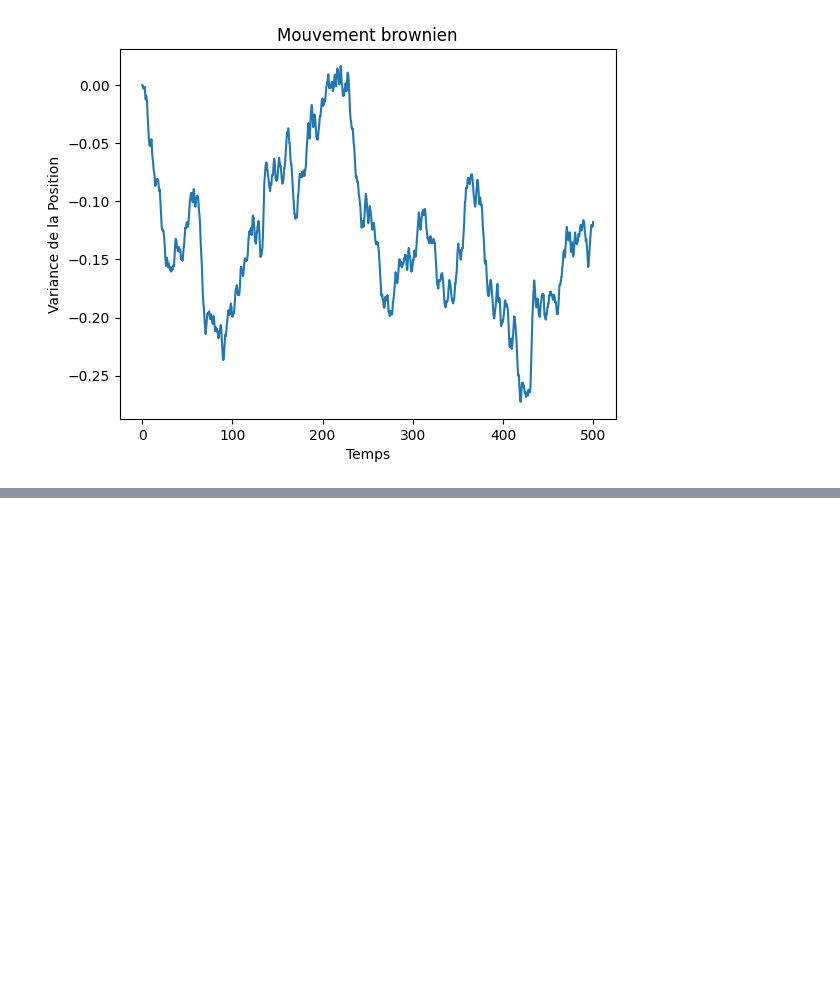
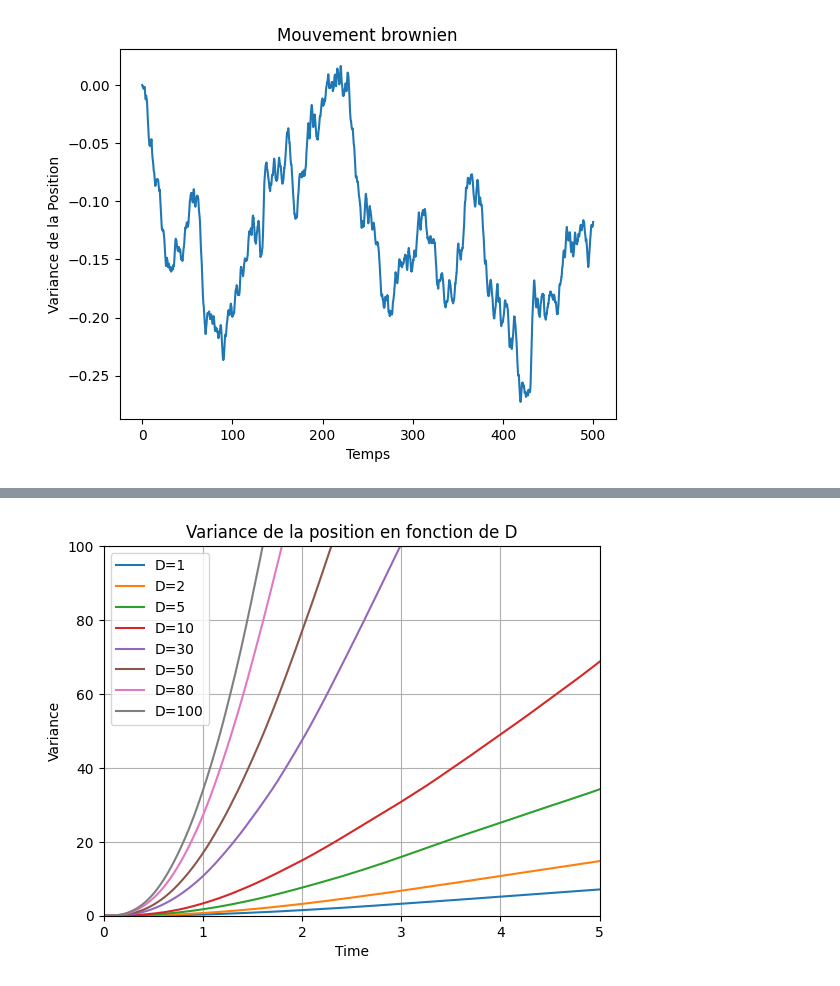
Before and after one commit to ostix360/Brownian-Motion, a Jupyter notebook: CR_speed.ipynb, the cells around one changed output, grey strips where cells are left out. Drawn from its saved outputs; the diff is of its cells as text; code cells hidden in the pictures; blank space fills up the shorter version.

```diff
--- a/CR_speed.ipynb
+++ b/CR_speed.ipynb
@@ -47,0 +78,12 @@ plt.show()
+# %%
+plt.plot(t, x.var(2).T, label=[f"D={d}" for d in D])
+plt.xlabel("Time")
+plt.ylabel("Variance")
+plt.title("Variance de la position en fonction de D")
+plt.grid()
+plt.legend()
+plt.ylim(0, 100)
+plt.xlim(0,5)
+plt.show()
+# %% [output]
+[figure, added]
```
Also changed, not shown: parts of 4 cells of this notebook.
